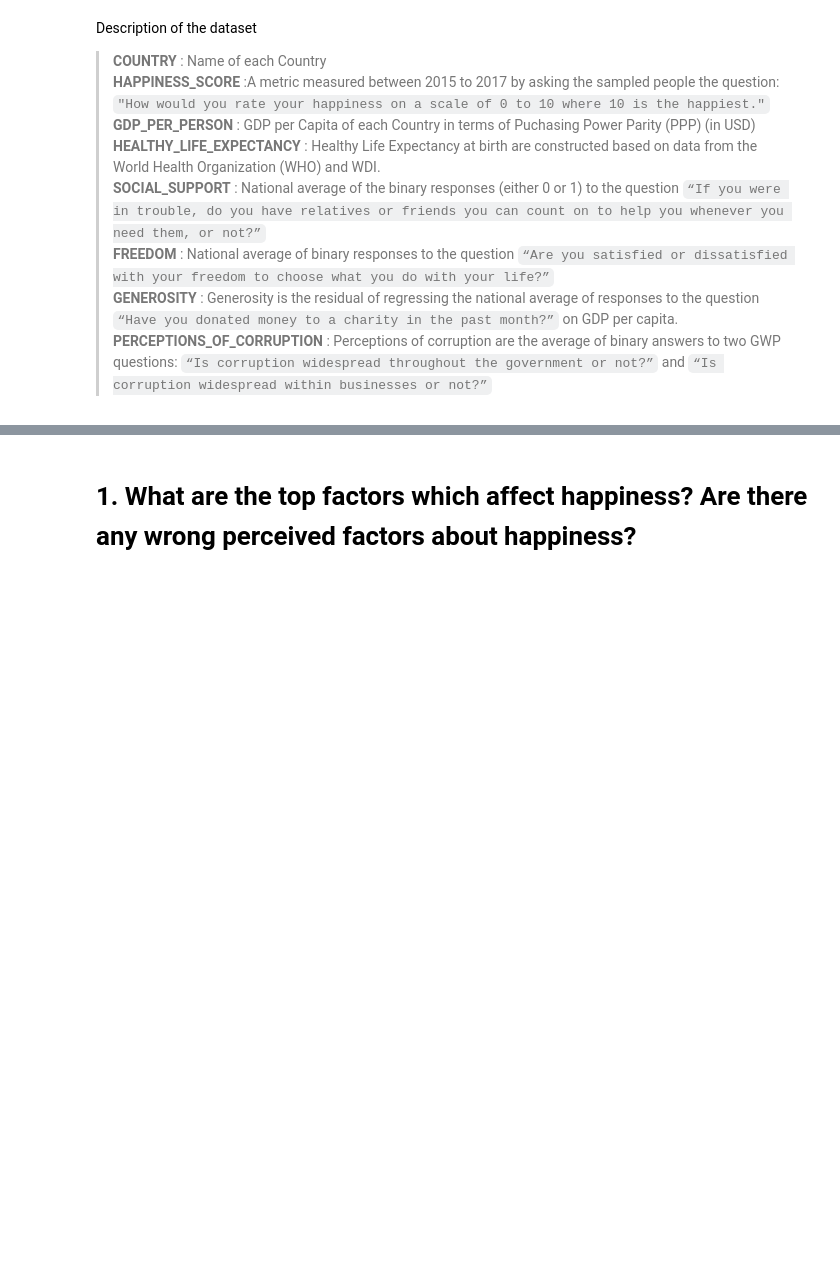
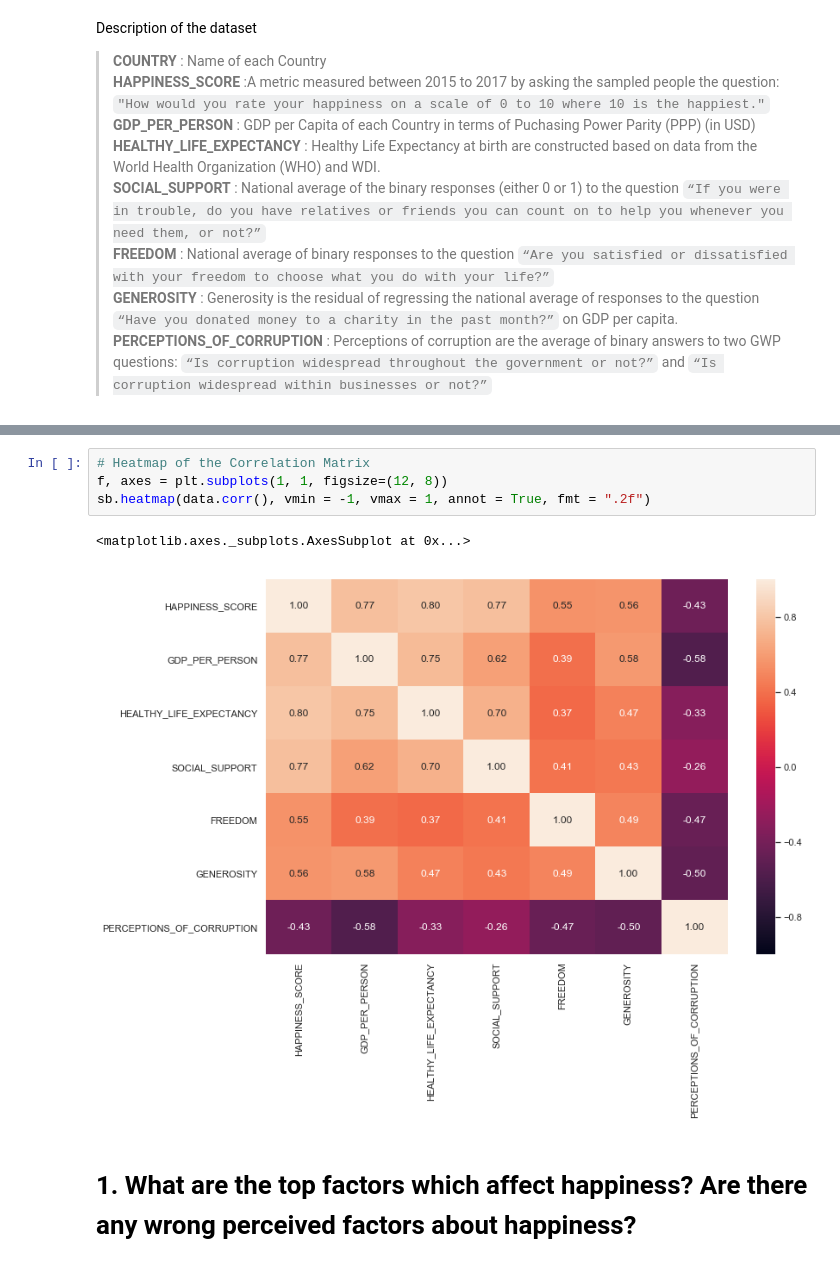
Before and after one commit to guptajay/world-happiness-report, a Jupyter notebook: CZ1015_Mini_Project.ipynb, the cells around one changed output, grey strips where cells are left out. Cells and saved outputs as stored; diff of their text form; blank space fills up the shorter version.

```diff
--- a/CZ1015_Mini_Project.ipynb
+++ b/CZ1015_Mini_Project.ipynb
@@ -119,3 +184,10 @@ dtype: object
+# %%
+# Heatmap of the Correlation Matrix
+f, axes = plt.subplots(1, 1, figsize=(12, 8))
+sb.heatmap(data.corr(), vmin = -1, vmax = 1, annot = True, fmt = ".2f")
+# %% [output]
+<matplotlib.axes._subplots.AxesSubplot at 0x...>
+[figure, added]
 # %% [markdown]
 # 1. What are the top factors which affect happiness? Are there any wrong perceived factors about happiness?
 # %%
```
Also changed, not shown: parts of 45 cells of this notebook.
